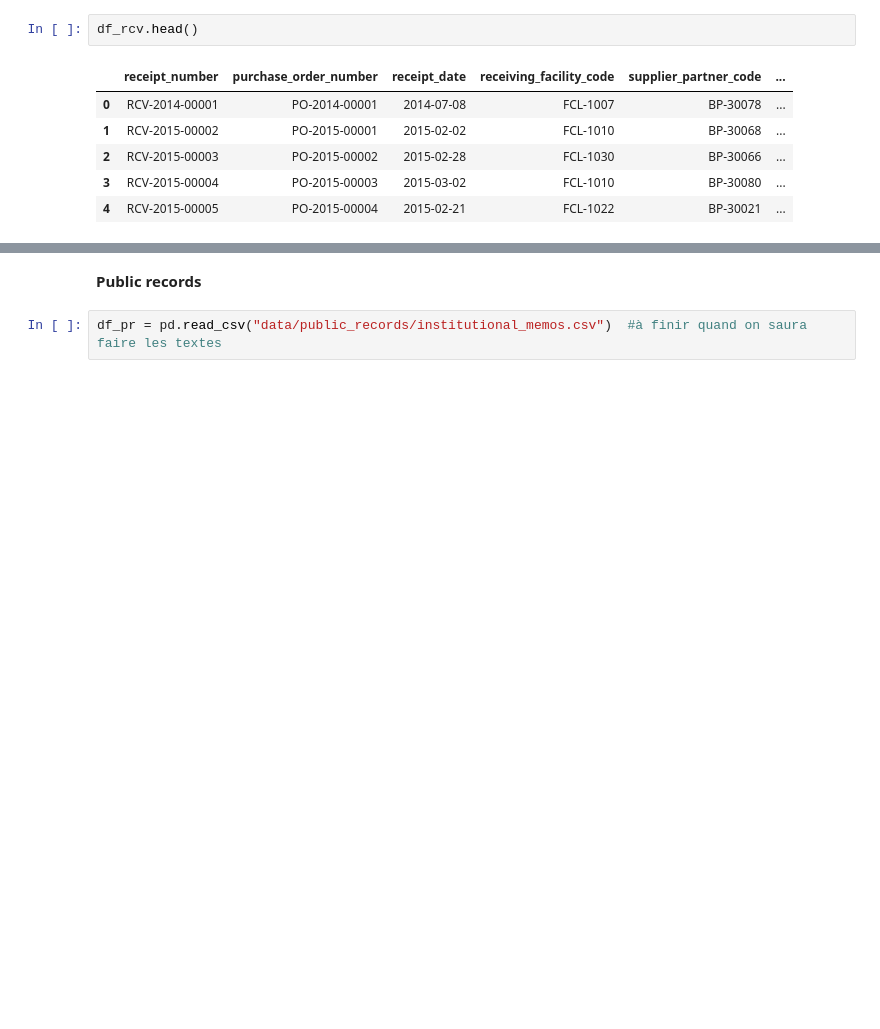
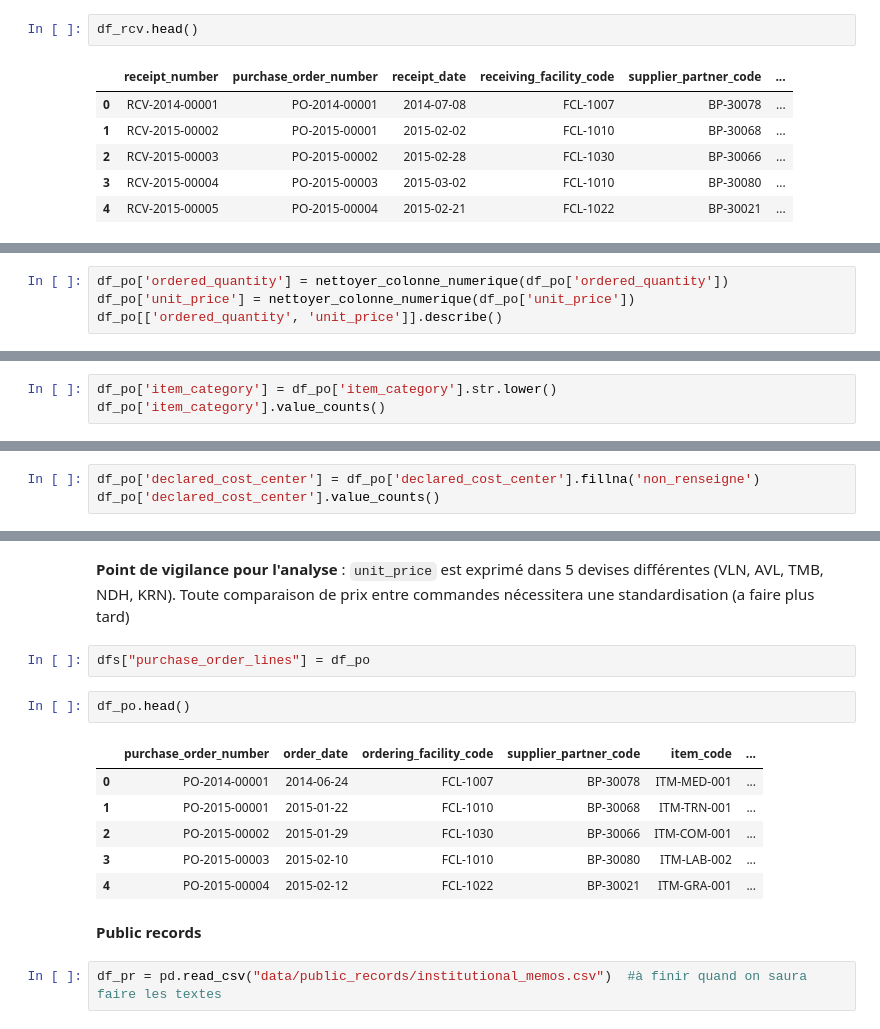
Before and after one commit to Sheik-info/20262027-UE-DataMining-Project, a Jupyter notebook: Base_notebook_to_complete.ipynb, the cells around one changed output, grey strips where cells are left out. Drawn from its saved outputs; the diff is of its cells as text; blank space fills up the shorter version.

Commit message:
Nettoyage purchase_order_lines : conversion ordered_quantity/unit_price, casse item_category, valeurs manquantes declared_cost_center

```diff
--- a/Base_notebook_to_complete.ipynb
+++ b/Base_notebook_to_complete.ipynb
@@ -511,0 +516,4 @@ df_rcv.head()
+# %%
+df_po['ordered_quantity'] = nettoyer_colonne_numerique(df_po['ordered_quantity'])
+df_po['unit_price'] = nettoyer_colonne_numerique(df_po['unit_price'])
+df_po[['ordered_quantity', 'unit_price']].describe()
@@ -511,0 +532,3 @@ df_rcv.head()
+# %%
+df_po['item_category'] = df_po['item_category'].str.lower()
+df_po['item_category'].value_counts()
@@ -511,0 +557,3 @@ df_rcv.head()
+# %%
+df_po['declared_cost_center'] = df_po['declared_cost_center'].fillna('non_renseigne')
+df_po['declared_cost_center'].value_counts()
@@ -512,3 +574,16 @@ df_rcv.head()
+# %% [markdown]
+**Point de vigilance pour l'analyse** : `unit_price` est exprimé dans 5 devises différentes (VLN, AVL, TMB, NDH, KRN). Toute comparaison  de prix entre commandes nécessitera une standardisation (a faire plus tard)
+# %%
+dfs["purchase_order_lines"] = df_po
+# %%
+df_po.head()
+# %% [output]
+|  | purchase_order_number | order_date | ordering_facility_code | supplier_partner_code | item_code | ... |
+| 0 | PO-2014-00001 | 2014-06-24 | FCL-1007 | BP-30078 | ITM-MED-001 | ... |
+| 1 | PO-2015-00001 | 2015-01-22 | FCL-1010 | BP-30068 | ITM-TRN-001 | ... |
+| 2 | PO-2015-00002 | 2015-01-29 | FCL-1030 | BP-30066 | ITM-COM-001 | ... |
+| 3 | PO-2015-00003 | 2015-02-10 | FCL-1010 | BP-30080 | ITM-LAB-002 | ... |
+| 4 | PO-2015-00004 | 2015-02-12 | FCL-1022 | BP-30021 | ITM-GRA-001 | ... |
 # %% [markdown]
 **Public records**
 # %%
```
Also changed, not shown: parts of 6 cells of this notebook.
